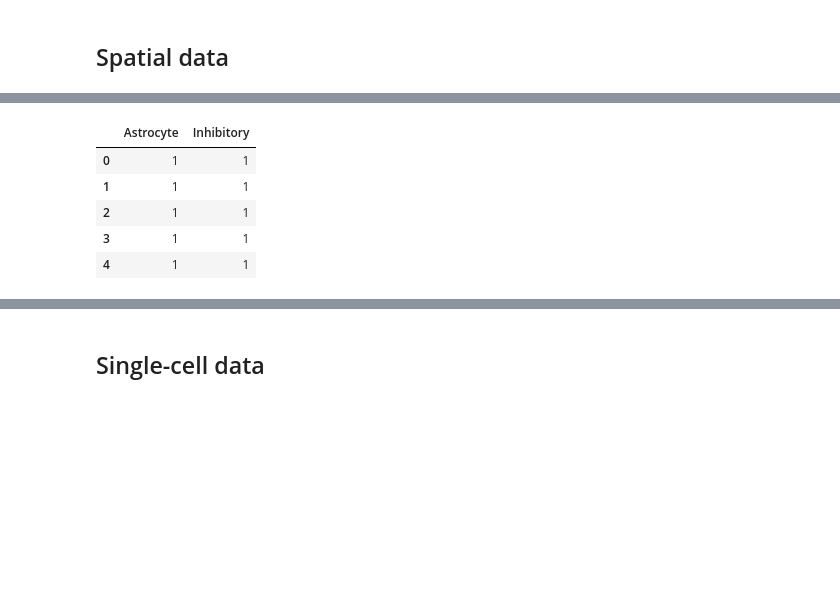
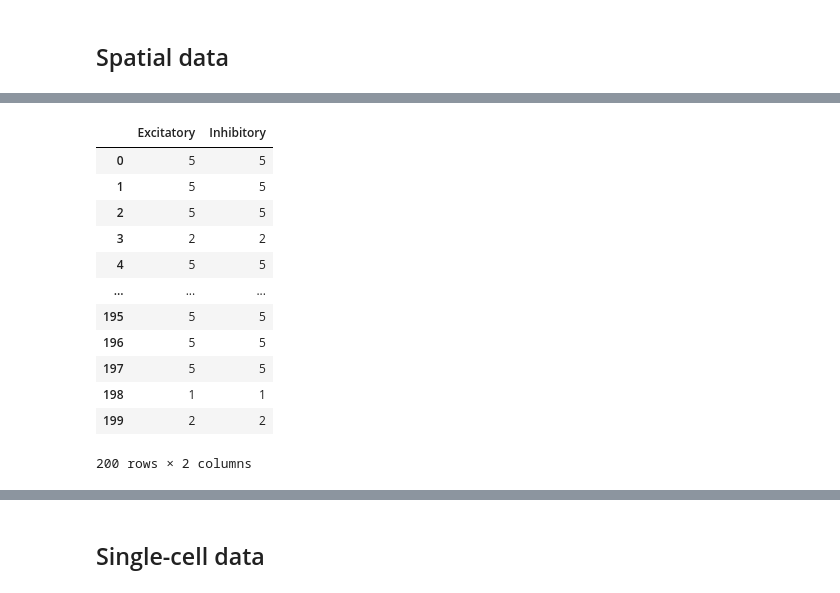
Before and after one commit to 3N4N/stloc, a Jupyter notebook: MERFISH_Tangram.ipynb, the cells around one changed output, grey strips where cells are left out. Drawn from its saved outputs; the diff is of its cells as text; code cells hidden in the pictures; blank space fills up the shorter version.

```diff
--- a/MERFISH_Tangram.ipynb
+++ b/MERFISH_Tangram.ipynb
@@ -25,6 +28,9 @@ plt.rcParams['figure.figsize'] = [10,5]
 import torch
 torch.cuda.empty_cache()
 device = torch.device("cpu")
+# %%
+project_location = "./"
+project_location = "e:/projects/stloc/"
 # %% [markdown]
 # Load data
 # %%
@@ -50,9 +40,9 @@ reference.head()
 ## Spatial data
 # %%
 if running_data != '2celltypes':
-    df_st = pd.read_csv("data/merfish/merfishSpatial.csv", sep=" ")
+    df_st = pd.read_csv(project_location + "data/merfish/merfishSpatial.csv", sep=" ")
 else:
-    df_st = pd.read_csv("data/twoType/spatialData/" + "AstrocyteInhibitory" + "Spatial.csv", sep=",")
+    df_st = pd.read_csv(project_location + "data/FaultSpatial.csv", sep=",")
 coords = df_st['coord']
 df_st.drop(columns=['coord'], inplace=True)
 df_st.head()
@@ -66 +56,8 @@ df_st.head()
 5 rows × 157 columns
+# %%
+reference = pd.read_csv(project_location + "data/merfish/markerGene_for_merfish_data.csv")
+reference.drop(columns=['p_value'], inplace=True)
+# reference.drop(range(148,168))
+reference.drop(reference.index[reference.cell_type=='EpendymalInhibitory'].tolist(), inplace=True)
+reference['cell_type'] = reference['cell_type'].astype(str).str.replace(" ", "")
+reference.head()
@@ -67,20 +71,27 @@ df_st.head()
 # %%
 genes = df_st.columns[:155]
 markers = reference.groupby('cell_type').agg(list).marker_gene
 celltypes = reference.cell_type.unique().tolist()
 if running_data == '2celltypes':
-    celltypes = df_st.columns[-2:]
+    celltypes = ['Excitatory', 'Inhibitory']
 expressions = df_st.drop(columns=celltypes)
 expressions = MinMaxScaler().fit_transform(expressions)
 counts_st = pd.DataFrame(expressions, columns=genes)
-cellcount = pd.DataFrame(np.sum(df_st[celltypes], axis=1), columns=['cellcount']).astype(int)
-typeCountDf = df_st[celltypes].astype(int)
-typeCountDf.head()
+cellcount = pd.DataFrame(np.sum(df_st[celltypes], axis=1), columns=['cellcount'])
+typeCountDf = df_st[celltypes]
+typeCountDf
 # %% [output]
-|  | Astrocyte | Inhibitory |
-| 0 | 1 | 1 |
-| 1 | 1 | 1 |
-| 2 | 1 | 1 |
-| 3 | 1 | 1 |
-| 4 | 1 | 1 |
+|  | Excitatory | Inhibitory |
+| 0 | 5 | 5 |
+| 1 | 5 | 5 |
+| 2 | 5 | 5 |
+| 3 | 2 | 2 |
+| 4 | 5 | 5 |
+| ... | ... | ... |
+| 195 | 5 | 5 |
+| 196 | 5 | 5 |
+| 197 | 5 | 5 |
+| 198 | 1 | 1 |
+| 199 | 2 | 2 |
+200 rows × 2 columns
 # %%
```
Also changed, not shown: parts of 32 cells of this notebook.
